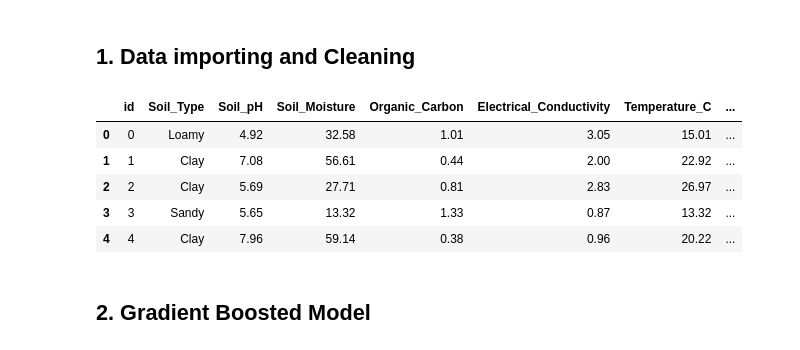
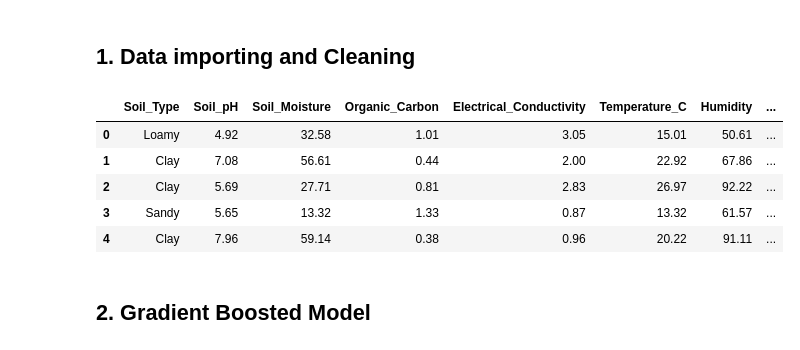
Before and after one commit to lcalaff/Advanced_ML_Work, a Jupyter notebook: Git_Code/Kaggle Homework Lucas lucascalaff206/Gradient Boosting Model.ipynb, the cells around one changed output. Saved outputs shown, nothing was run; the diff lists cells and outputs as text; code cells hidden in the pictures.

```diff
--- a/Git_Code/Kaggle Homework Lucas lucascalaff206/Gradient Boosting Model.ipynb
+++ b/Git_Code/Kaggle Homework Lucas lucascalaff206/Gradient Boosting Model.ipynb
@@ -17,14 +17,15 @@ from sklearn.ensemble import GradientBoostingClassifier, HistGradientBoostingCla
 ## 1. Data importing and Cleaning
 # %%
 Training_data = pd.read_csv("train.csv")
+Training_data = Training_data.drop(columns=['id'])
 Training_data.head()
 # %% [output]
-|  | id | Soil_Type | Soil_pH | Soil_Moisture | Organic_Carbon | Electrical_Conductivity | Temperature_C | ... |
-| 0 | 0 | Loamy | 4.92 | 32.58 | 1.01 | 3.05 | 15.01 | ... |
-| 1 | 1 | Clay | 7.08 | 56.61 | 0.44 | 2.00 | 22.92 | ... |
-| 2 | 2 | Clay | 5.69 | 27.71 | 0.81 | 2.83 | 26.97 | ... |
-| 3 | 3 | Sandy | 5.65 | 13.32 | 1.33 | 0.87 | 13.32 | ... |
-| 4 | 4 | Clay | 7.96 | 59.14 | 0.38 | 0.96 | 20.22 | ... |
+|  | Soil_Type | Soil_pH | Soil_Moisture | Organic_Carbon | Electrical_Conductivity | Temperature_C | Humidity | ... |
+| 0 | Loamy | 4.92 | 32.58 | 1.01 | 3.05 | 15.01 | 50.61 | ... |
+| 1 | Clay | 7.08 | 56.61 | 0.44 | 2.00 | 22.92 | 67.86 | ... |
+| 2 | Clay | 5.69 | 27.71 | 0.81 | 2.83 | 26.97 | 92.22 | ... |
+| 3 | Sandy | 5.65 | 13.32 | 1.33 | 0.87 | 13.32 | 61.57 | ... |
+| 4 | Clay | 7.96 | 59.14 | 0.38 | 0.96 | 20.22 | 91.11 | ... |
 # %%
 X = Training_data.drop('Irrigation_Need', axis=1)
 y = Training_data['Irrigation_Need']
```
Also changed, not shown: parts of 6 cells of this notebook, 1 other file.
